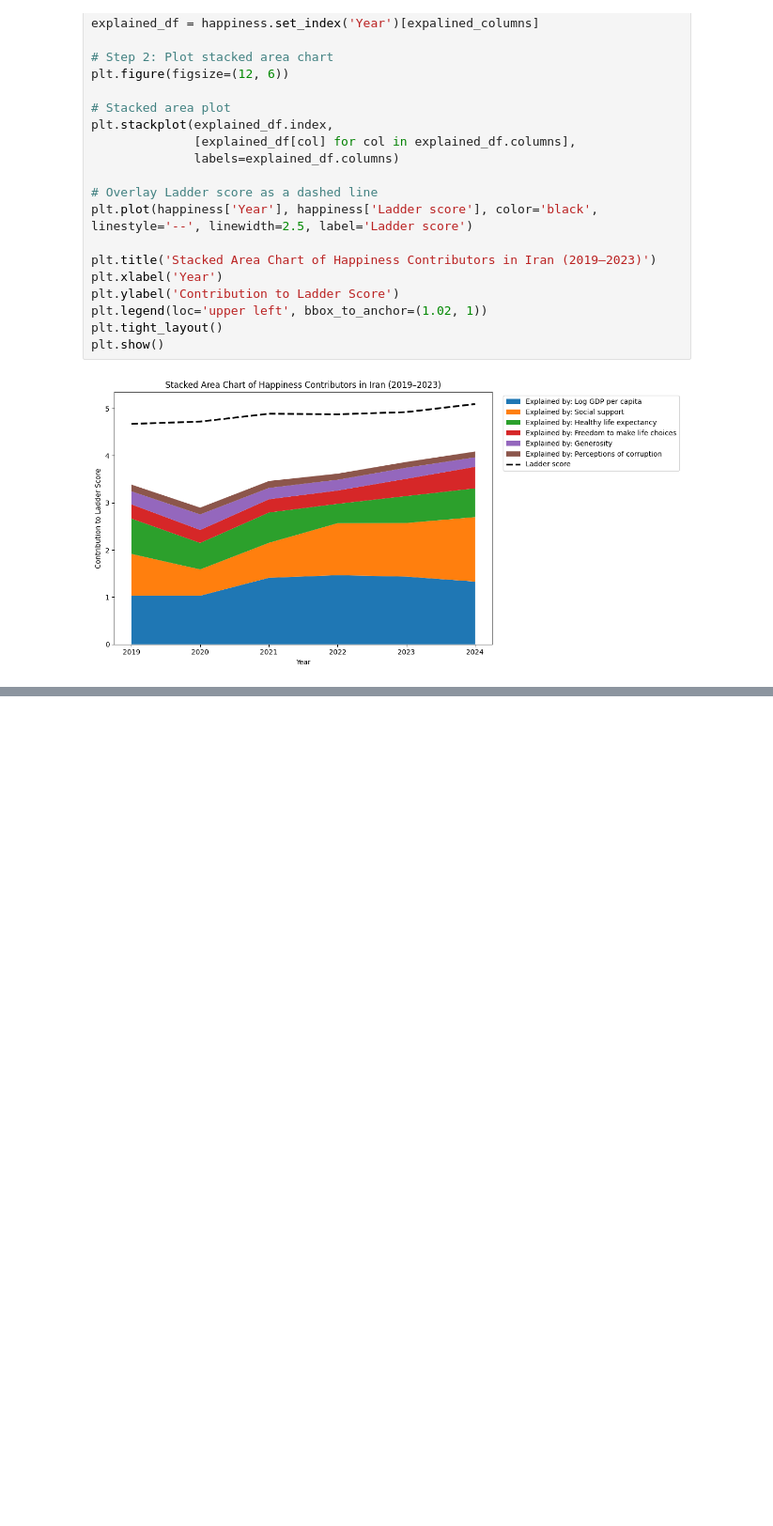
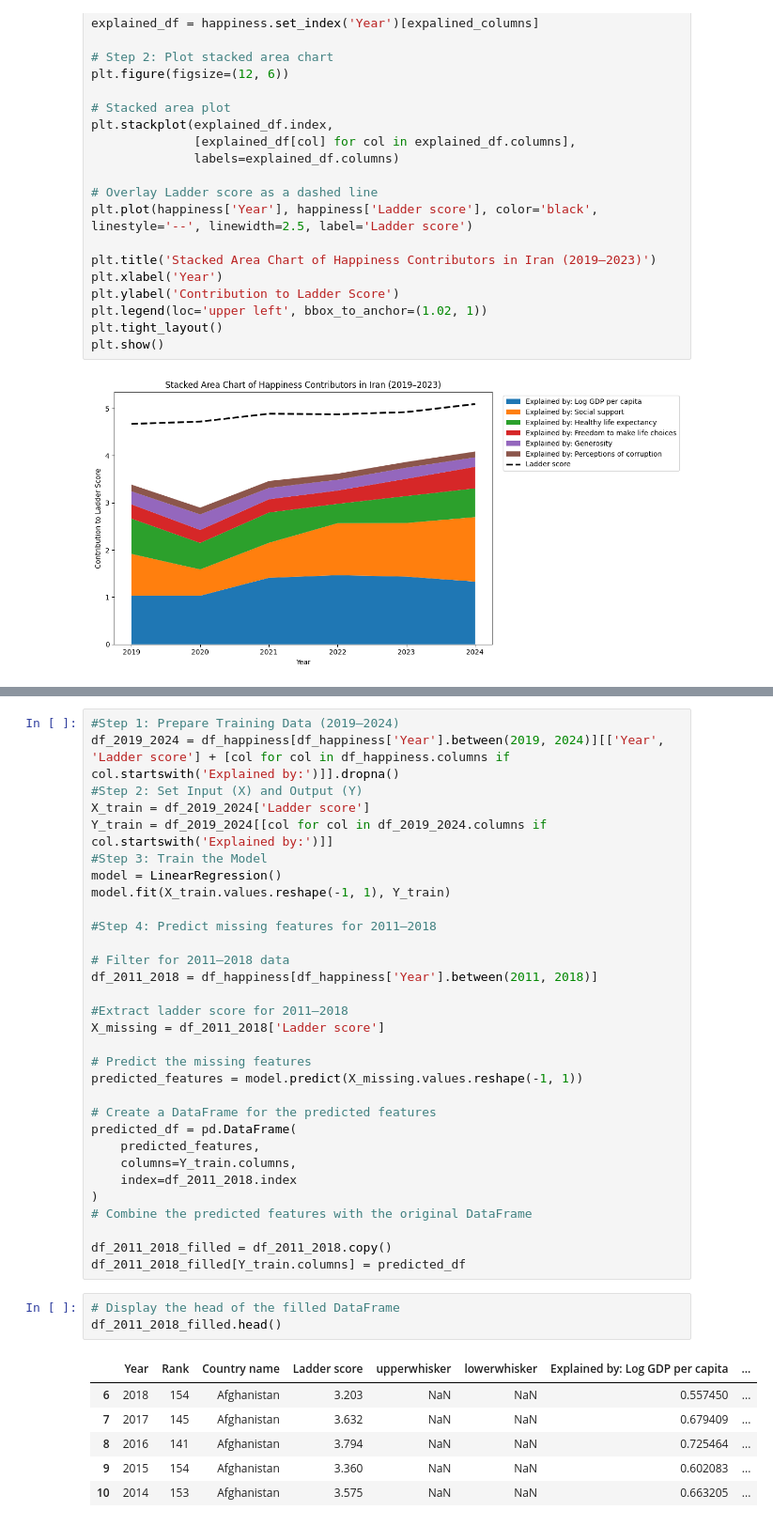
Before and after one commit to Ramin1989/Gallup_data_analysis, a Jupyter notebook: main.ipynb, the cells around one changed output, grey strips where cells are left out. Shown at 94% size. Cells and saved outputs as stored; diff of their text form; blank space fills up the shorter version.

Commit message:
regression model

```diff
--- a/main.ipynb
+++ b/main.ipynb
@@ -272,0 +273,41 @@ plt.show()
+# %%
+#Step 1: Prepare Training Data (2019–2024)
+df_2019_2024 = df_happiness[df_happiness['Year'].between(2019, 2024)][['Year', 'Ladder score'] + [col for col in df_happiness.columns if col.startswith('Explained by:')]].dropna()
+#Step 2: Set Input (X) and Output (Y)
+X_train = df_2019_2024['Ladder score']
+Y_train = df_2019_2024[[col for col in df_2019_2024.columns if col.startswith('Explained by:')]]
+#Step 3: Train the Model
+model = LinearRegression()
+model.fit(X_train.values.reshape(-1, 1), Y_train)
+
+#Step 4: Predict missing features for 2011–2018
+
+# Filter for 2011–2018 data
+df_2011_2018 = df_happiness[df_happiness['Year'].between(2011, 2018)]
+
+#Extract ladder score for 2011–2018
+X_missing = df_2011_2018['Ladder score']
+
+# Predict the missing features
+predicted_features = model.predict(X_missing.values.reshape(-1, 1))
+
+# Create a DataFrame for the predicted features
+predicted_df = pd.DataFrame(
+    predicted_features,
+    columns=Y_train.columns,
+    index=df_2011_2018.index
+)
+# Combine the predicted features with the original DataFrame
+
+df_2011_2018_filled = df_2011_2018.copy()
+df_2011_2018_filled[Y_train.columns] = predicted_df
+# %%
+# Display the head of the filled DataFrame
+df_2011_2018_filled.head()
+# %% [output]
+|  | Year | Rank | Country name | Ladder score | upperwhisker | lowerwhisker | Explained by: Log GDP per capita | ... |
+| 6 | 2018 | 154 | Afghanistan | 3.203 | NaN | NaN | 0.557450 | ... |
+| 7 | 2017 | 145 | Afghanistan | 3.632 | NaN | NaN | 0.679409 | ... |
+| 8 | 2016 | 141 | Afghanistan | 3.794 | NaN | NaN | 0.725464 | ... |
+| 9 | 2015 | 154 | Afghanistan | 3.360 | NaN | NaN | 0.602083 | ... |
+| 10 | 2014 | 153 | Afghanistan | 3.575 | NaN | NaN | 0.663205 | ... |
```
Also changed, not shown: parts of 2 cells of this notebook, 1 other file.
